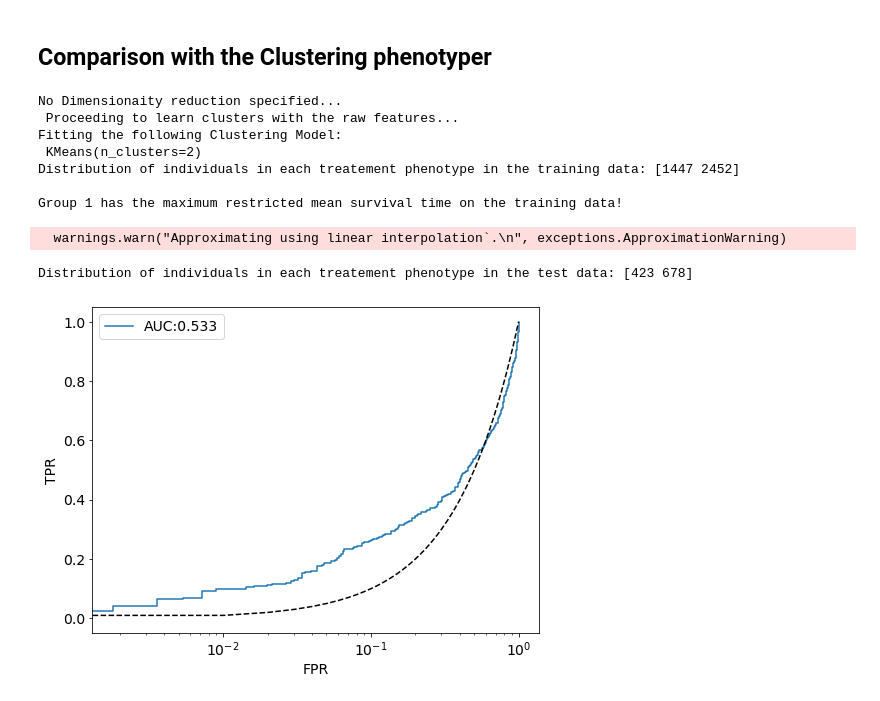
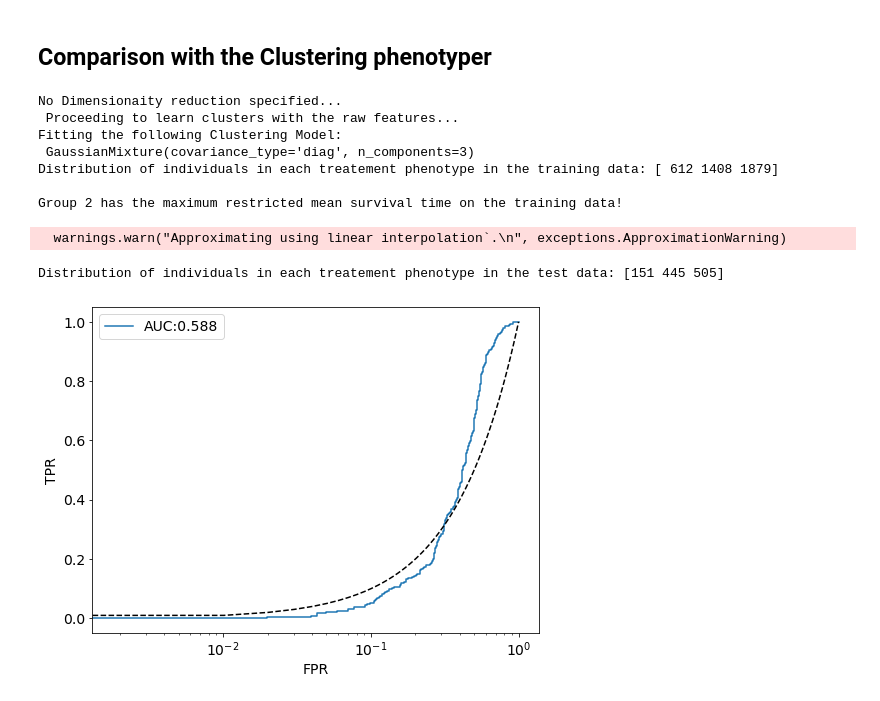
Before and after one commit to mononitogoswami/auton-survival, a Jupyter notebook: examples/CMHE Counterfactual Experiments on Synthetic Data.ipynb, the cells around one changed output. Cells and saved outputs as stored; diff of their text form; code cells hidden in the pictures.

```diff
--- a/examples/CMHE Counterfactual Experiments on Synthetic Data.ipynb
+++ b/examples/CMHE Counterfactual Experiments on Synthetic Data.ipynb
@@ -64 +148,14 @@ optimizer = "Adam"
+# %%
+# Hyper-parameters to train model
+k = 1
+g = 2
+layers = [50, 50]
+
+model_random_seed = 3
+iters = 50
+learning_rate = 0.001
+batch_size = 128
+vsize = 0.15
+patience = 3
+optimizer = "Adam"
 # %%
@@ -136,7 +232,7 @@ example_utils.plot_phenotypes_roc(outcomes_te, zeta_probs_test_CMHE[:, max_treat
 from phenotyping import ClusteringPhenotyper
 from sklearn.metrics import auc
 
-clustering_method = 'kmeans'
+clustering_method = 'gmm'
 dim_red_method = None # We would not perform dimensionality reduction for the synthetic dataset
 n_components = None
 n_clusters = g # Number of underlying treatment effect phenotypes
@@ -159,10 +255,10 @@ print(f'\nGroup {max_treat_idx_CP} has the maximum restricted mean survival time
 No Dimensionaity reduction specified...
  Proceeding to learn clusters with the raw features...
 Fitting the following Clustering Model:
- KMeans(n_clusters=2)
-Distribution of individuals in each treatement phenotype in the training data: [1447 2452]
+ GaussianMixture(covariance_type='diag', n_components=3)
+Distribution of individuals in each treatement phenotype in the training data: [ 612 1408 1879]
 
-Group 1 has the maximum restricted mean survival time on the training data!
+Group 2 has the maximum restricted mean survival time on the training data!
   warnings.warn("Approximating using linear interpolation`.\n", exceptions.ApproximationWarning)
 # %%
 # Now for each individual in the test data, let's find the probability that
@@ -178,9 +274,9 @@ zeta_test_CP =  np.argmax(zeta_probs_test_CP, axis=1)
 print(f'Distribution of individuals in each treatement phenotype in the test data: \
 {np.unique(zeta_test_CP, return_counts=True)[1]}')
 # %% [output]
-Distribution of individuals in each treatement phenotype in the test data: [423 678]
+Distribution of individuals in each treatement phenotype in the test data: [151 445 505]
 # %%
 # Now let us evaluate our performance
-example_utils.plot_phenotypes_roc(outcomes_te, zeta_probs_test_CP[:, max_treat_idx_CP])
+plot_phenotypes_roc(outcomes_te, zeta_probs_test_CP[:, max_treat_idx_CP])
 # %% [output]
-[figure, old version]
+[figure, new version]
```
Also changed, not shown: parts of 17 cells of this notebook, 2 other files.
